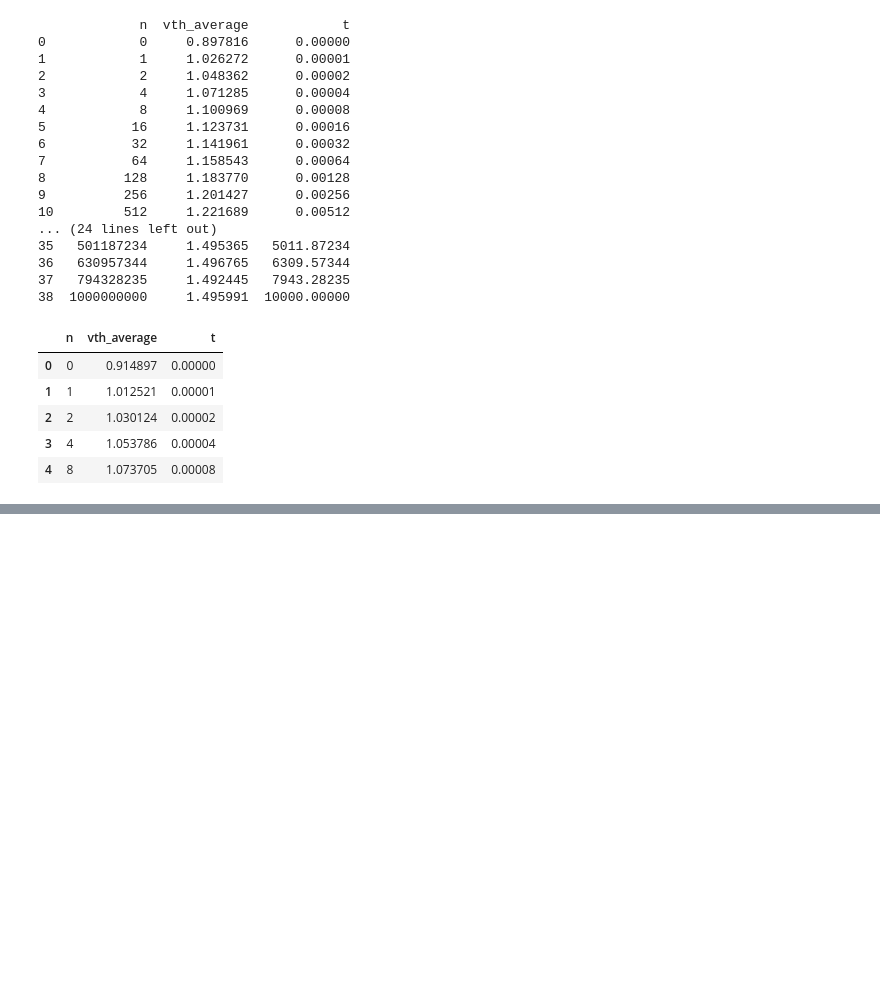
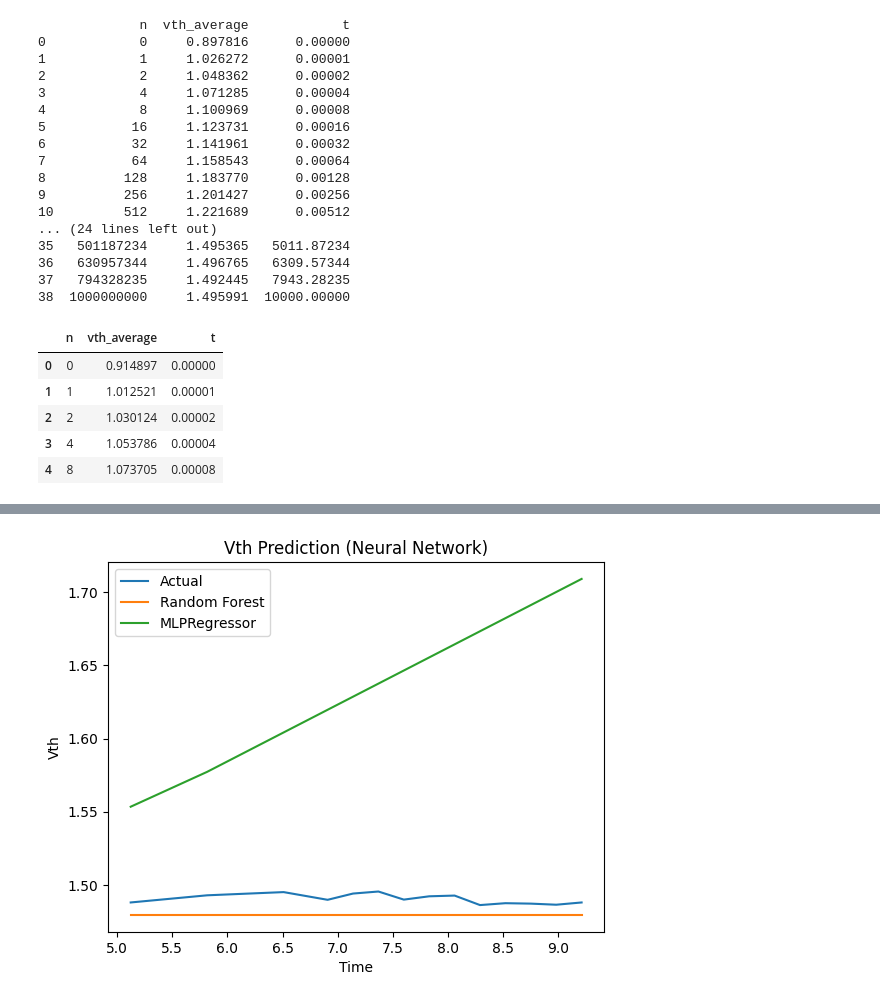
Before and after one commit to thjuels/PINN-GaN-lifetime, a Jupyter notebook: standardmodel.ipynb, the cells around one changed output, grey strips where cells are left out. Saved outputs shown, nothing was run; the diff lists cells and outputs as text; code cells hidden in the pictures; blank space fills up the shorter version.

```diff
--- a/standardmodel.ipynb
+++ b/standardmodel.ipynb
@@ -41,0 +53,7 @@ data_23.head()
+# %%
+epsilon = 1e-9
+X_train = np.log(data_23["t"][0:25].values + epsilon).reshape(-1, 1)
+y_train = data_23["vth_average"][0:25].values
+
+X_test = np.log(data_23["t"][25:].values + epsilon).reshape(-1, 1)
+y_test = data_23["vth_average"][25:].values
@@ -41,0 +69,28 @@ data_23.head()
+# %%
+# Neural Netwok
+
+from sklearn.preprocessing import StandardScaler
+
+scaler = StandardScaler()
+X_train_scaled = scaler.fit_transform(X_train)
+X_test_scaled = scaler.transform(X_test)
+
+mlp = MLPRegressor(hidden_layer_sizes=(64, 32), max_iter=1000, random_state=42)
+mlp.fit(X_train_scaled, y_train)
+y_pred_mlp = mlp.predict(X_test_scaled)
+y_pred_mlp_train = mlp.predict(X_train_scaled)
+# %%
+# Prediction Plots
+
+import matplotlib.pyplot as plt
+
+plt.plot(np.log(data_23["t"][25:] + epsilon), y_test, label="Actual")
+plt.plot(np.log(data_23["t"][25:] + epsilon), y_pred_rf, label="Random Forest")
+plt.plot(np.log(data_23["t"][25:] + epsilon), y_pred_mlp, label="MLPRegressor")
+plt.legend()
+plt.xlabel("Time")
+plt.ylabel("Vth")
+plt.title("Vth Prediction (Neural Network)")
+plt.show()
+# %% [output]
+[figure, added]
```
Also changed, not shown: parts of 15 cells of this notebook.
